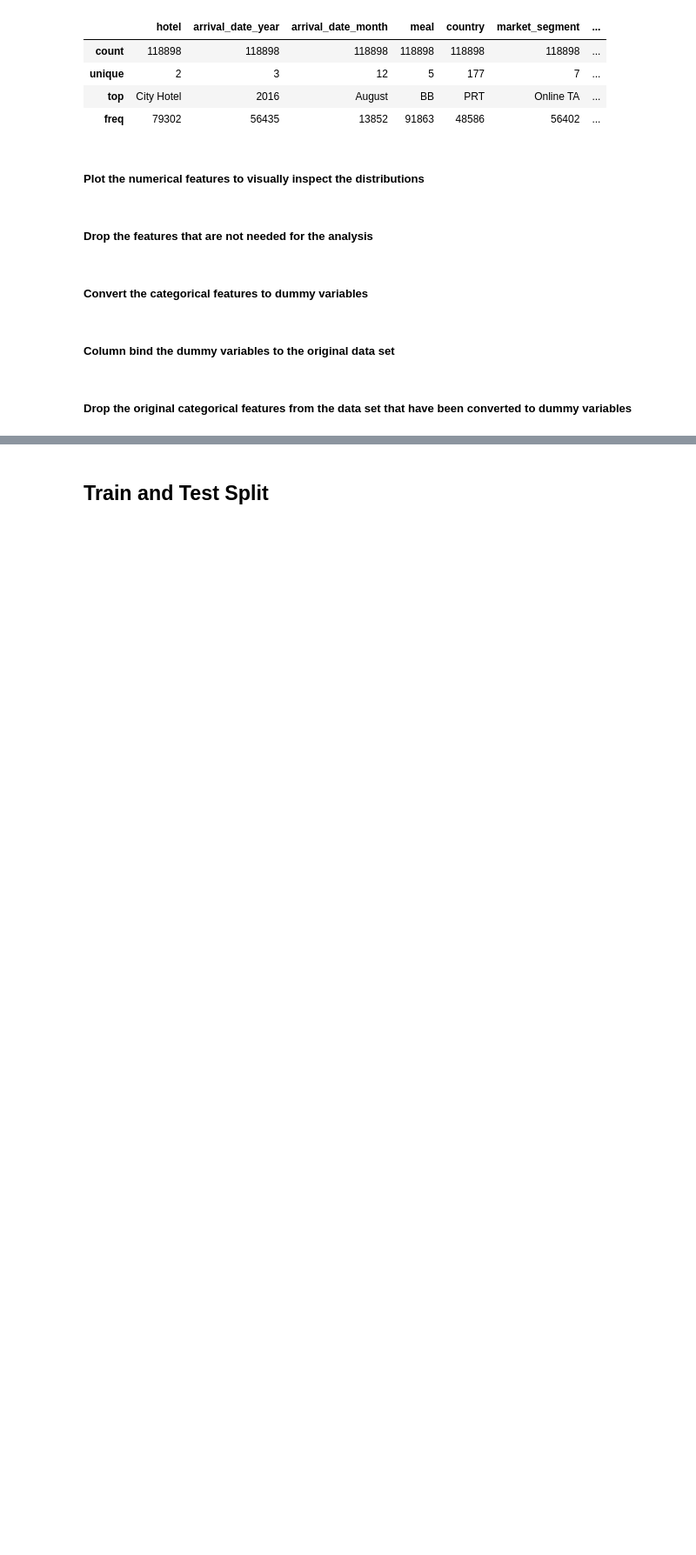
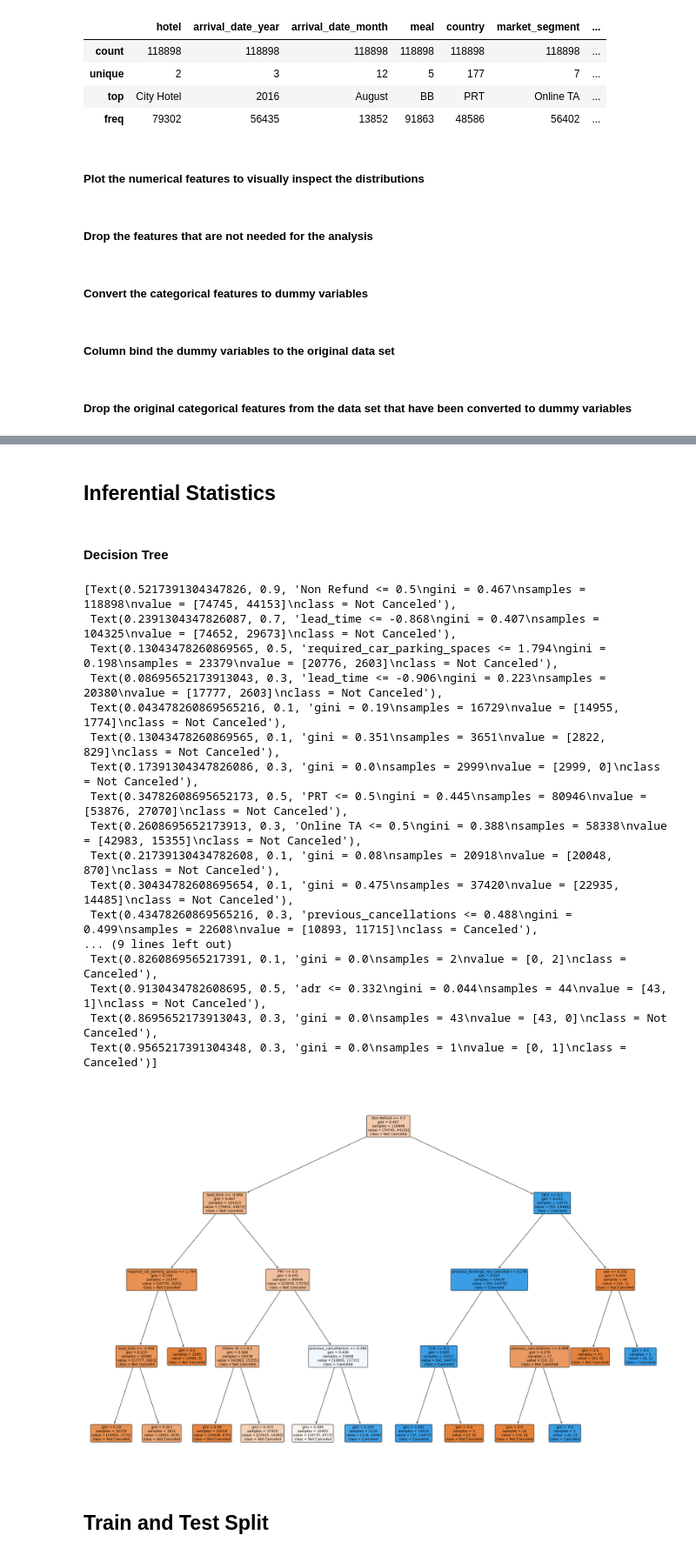
Before and after one commit to TraceGrain1/si618_final_project, a Jupyter notebook: Final_Project_Notebook.ipynb, the cells around one changed output, grey strips where cells are left out. Shown at 87% size. Drawn from its saved outputs; the diff is of its cells as text; code cells hidden in the pictures; blank space fills up the shorter version.

```diff
--- a/Final_Project_Notebook.ipynb
+++ b/Final_Project_Notebook.ipynb
@@ -265,7 +269,7 @@ hotel_bookings.describe(include='object')
 # %%
 # drop columns in dataset
 # drop the following columns because they are not useful for our analysis
-# agent, company arrival_date_year reservation_status_date reservation_status
+# agent, company arrival_date_year reservation_status_date reservation_status, assigned_room_type
 
 # drop the agent column
 hotel_bookings.drop('agent', axis=1, inplace=True)
@@ -281,6 +285,9 @@ hotel_bookings.drop('reservation_status_date', axis=1, inplace=True)
 
 # drop the reservation_status column
 hotel_bookings.drop('reservation_status', axis=1, inplace=True)
+
+# drop the assigned_room_type column
+hotel_bookings.drop('assigned_room_type', axis=1, inplace=True)
 # %% [markdown]
 ##### Convert the categorical features to dummy variables
 # %%
@@ -342,2 +420,41 @@ hotel_bookings.drop([
+# %% [markdown]
+## Inferential Statistics
+# %% [markdown]
+#### Decision Tree
+# %%
+random.seed(23)
+tree_model = DecisionTreeClassifier(max_depth=4)
+tree_model = tree_model.fit(hotel_bookings_scaled.drop('is_canceled', axis=1), hotel_bookings_scaled['is_canceled'])
+# %%
+# change the figure size
+plt.figure(figsize=(30, 20))
+
+tree.plot_tree(
+    tree_model,
+    feature_names = list(hotel_bookings_scaled.drop('is_canceled', axis=1).columns),
+    class_names = ['Not Canceled', 'Canceled'],
+    filled = True,
+    rounded = True,
+    fontsize = 10
+)
+# %% [output]
+[Text(0.5217391304347826, 0.9, 'Non Refund <= 0.5\ngini = 0.467\nsamples = 118898\nvalue = [74745, 44153]\nclass = Not Canceled'),
+ Text(0.2391304347826087, 0.7, 'lead_time <= -0.868\ngini = 0.407\nsamples = 104325\nvalue = [74652, 29673]\nclass = Not Canceled'),
+ Text(0.13043478260869565, 0.5, 'required_car_parking_spaces <= 1.794\ngini = 0.198\nsamples = 23379\nvalue = [20776, 2603]\nclass = Not Canceled'),
+ Text(0.08695652173913043, 0.3, 'lead_time <= -0.906\ngini = 0.223\nsamples = 20380\nvalue = [17777, 2603]\nclass = Not Canceled'),
+ Text(0.043478260869565216, 0.1, 'gini = 0.19\nsamples = 16729\nvalue = [14955, 1774]\nclass = Not Canceled'),
+ Text(0.13043478260869565, 0.1, 'gini = 0.351\nsamples = 3651\nvalue = [2822, 829]\nclass = Not Canceled'),
+ Text(0.17391304347826086, 0.3, 'gini = 0.0\nsamples = 2999\nvalue = [2999, 0]\nclass = Not Canceled'),
+ Text(0.34782608695652173, 0.5, 'PRT <= 0.5\ngini = 0.445\nsamples = 80946\nvalue = [53876, 27070]\nclass = Not Canceled'),
+ Text(0.2608695652173913, 0.3, 'Online TA <= 0.5\ngini = 0.388\nsamples = 58338\nvalue = [42983, 15355]\nclass = Not Canceled'),
+ Text(0.21739130434782608, 0.1, 'gini = 0.08\nsamples = 20918\nvalue = [20048, 870]\nclass = Not Canceled'),
+ Text(0.30434782608695654, 0.1, 'gini = 0.475\nsamples = 37420\nvalue = [22935, 14485]\nclass = Not Canceled'),
+ Text(0.43478260869565216, 0.3, 'previous_cancellations <= 0.488\ngini = 0.499\nsamples = 22608\nvalue = [10893, 11715]\nclass = Canceled'),
+... (9 lines left out)
+ Text(0.8260869565217391, 0.1, 'gini = 0.0\nsamples = 2\nvalue = [0, 2]\nclass = Canceled'),
+ Text(0.9130434782608695, 0.5, 'adr <= 0.332\ngini = 0.044\nsamples = 44\nvalue = [43, 1]\nclass = Not Canceled'),
+ Text(0.8695652173913043, 0.3, 'gini = 0.0\nsamples = 43\nvalue = [43, 0]\nclass = Not Canceled'),
+ Text(0.9565217391304348, 0.3, 'gini = 0.0\nsamples = 1\nvalue = [0, 1]\nclass = Canceled')]
+[figure, added]
 # %% [markdown]
 ## Train and Test Split
```
Also changed, not shown: parts of 26 cells of this notebook.
